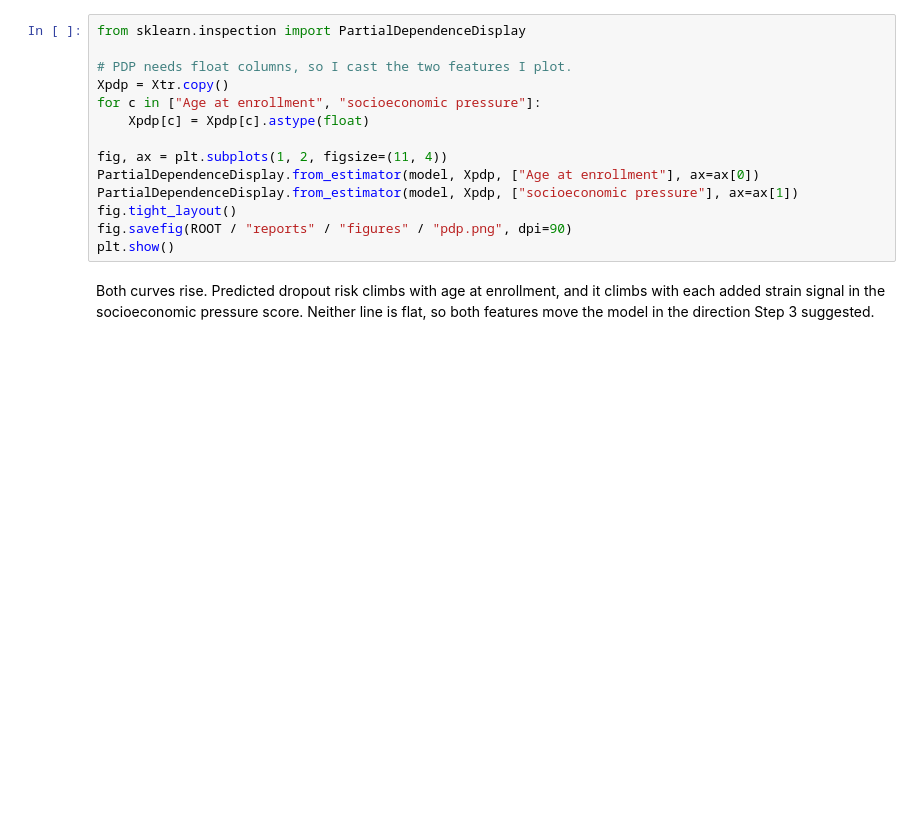
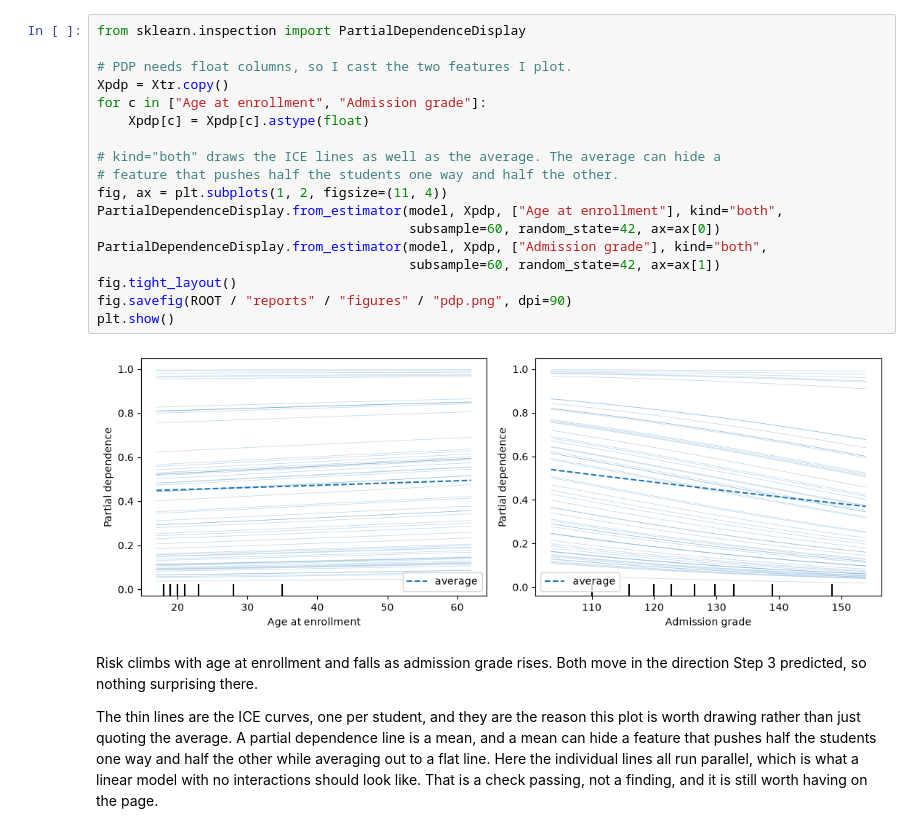
Before and after one commit to jeryldev/pgdaiml-capstone, a Jupyter notebook: notebooks/05_ethics_bias_audit.ipynb, the cells around one changed output. Cells and saved outputs as stored; diff of their text form; blank space fills up the shorter version.

```diff
--- a/notebooks/05_ethics_bias_audit.ipynb
+++ b/notebooks/05_ethics_bias_audit.ipynb
@@ -74,19 +136,27 @@ The socioeconomic pressure feature drives the model most, ahead of tuition statu
 # %%
 from sklearn.inspection import PartialDependenceDisplay
 
 # PDP needs float columns, so I cast the two features I plot.
 Xpdp = Xtr.copy()
-for c in ["Age at enrollment", "socioeconomic pressure"]:
+for c in ["Age at enrollment", "Admission grade"]:
     Xpdp[c] = Xpdp[c].astype(float)
 
+# kind="both" draws the ICE lines as well as the average. The average can hide a
+# feature that pushes half the students one way and half the other.
 fig, ax = plt.subplots(1, 2, figsize=(11, 4))
-PartialDependenceDisplay.from_estimator(model, Xpdp, ["Age at enrollment"], ax=ax[0])
-PartialDependenceDisplay.from_estimator(model, Xpdp, ["socioeconomic pressure"], ax=ax[1])
+PartialDependenceDisplay.from_estimator(model, Xpdp, ["Age at enrollment"], kind="both",
+                                        subsample=60, random_state=42, ax=ax[0])
+PartialDependenceDisplay.from_estimator(model, Xpdp, ["Admission grade"], kind="both",
+                                        subsample=60, random_state=42, ax=ax[1])
 fig.tight_layout()
 fig.savefig(ROOT / "reports" / "figures" / "pdp.png", dpi=90)
 plt.show()
+# %% [output]
+[figure, added]
 # %% [markdown]
-Both curves rise. Predicted dropout risk climbs with age at enrollment, and it climbs with each added strain signal in the socioeconomic pressure score. Neither line is flat, so both features move the model in the direction Step 3 suggested.
+Risk climbs with age at enrollment and falls as admission grade rises. Both move in the direction Step 3 predicted, so nothing surprising there.
+
+The thin lines are the ICE curves, one per student, and they are the reason this plot is worth drawing rather than just quoting the average. A partial dependence line is a mean, and a mean can hide a feature that pushes half the students one way and half the other while averaging out to a flat line. Here the individual lines all run parallel, which is what a linear model with no interactions should look like. That is a check passing, not a finding, and it is still worth having on the page.
 # %% [markdown]
 ## 2. The Limits
 
```
Also changed, not shown: parts of 17 cells of this notebook, 17 other files.
